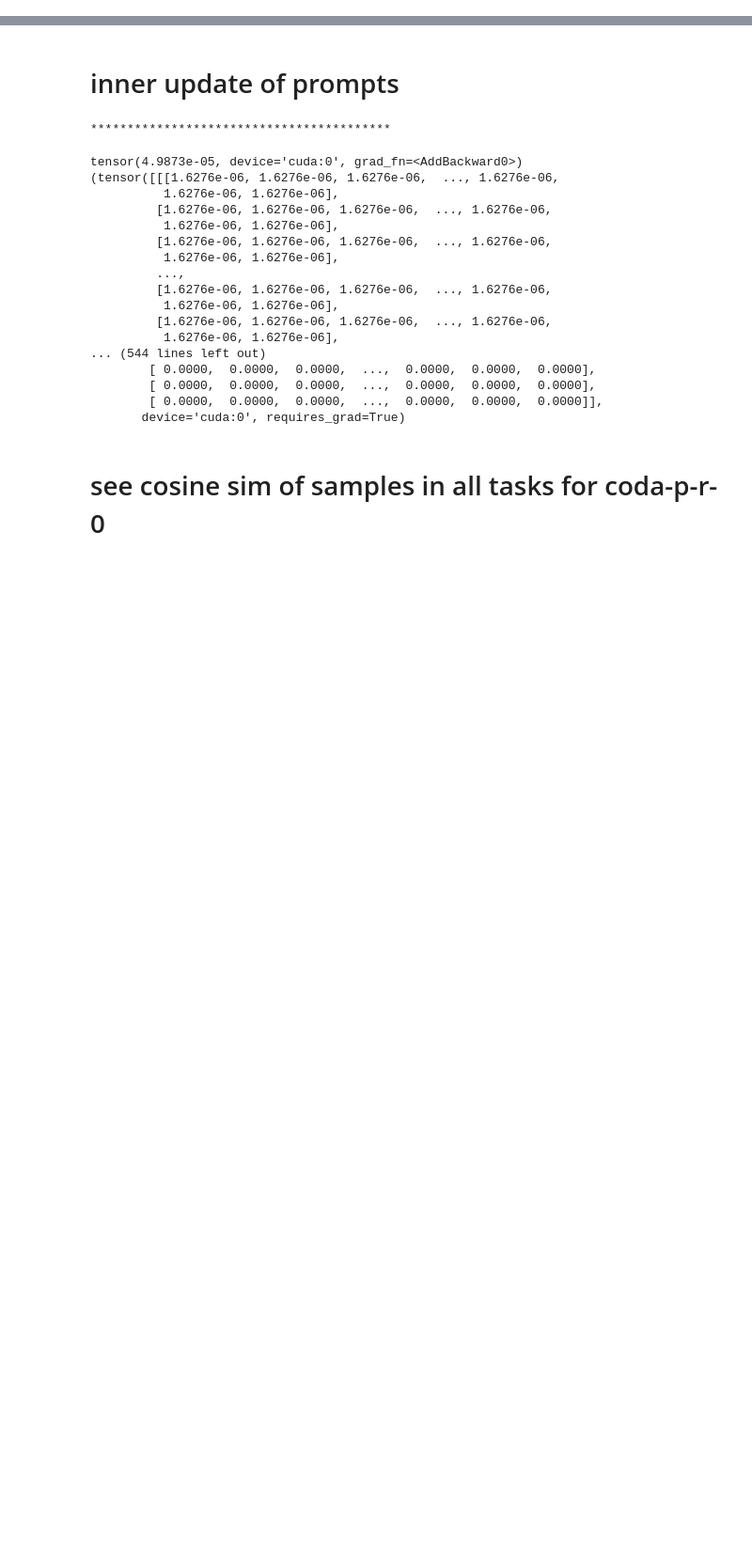
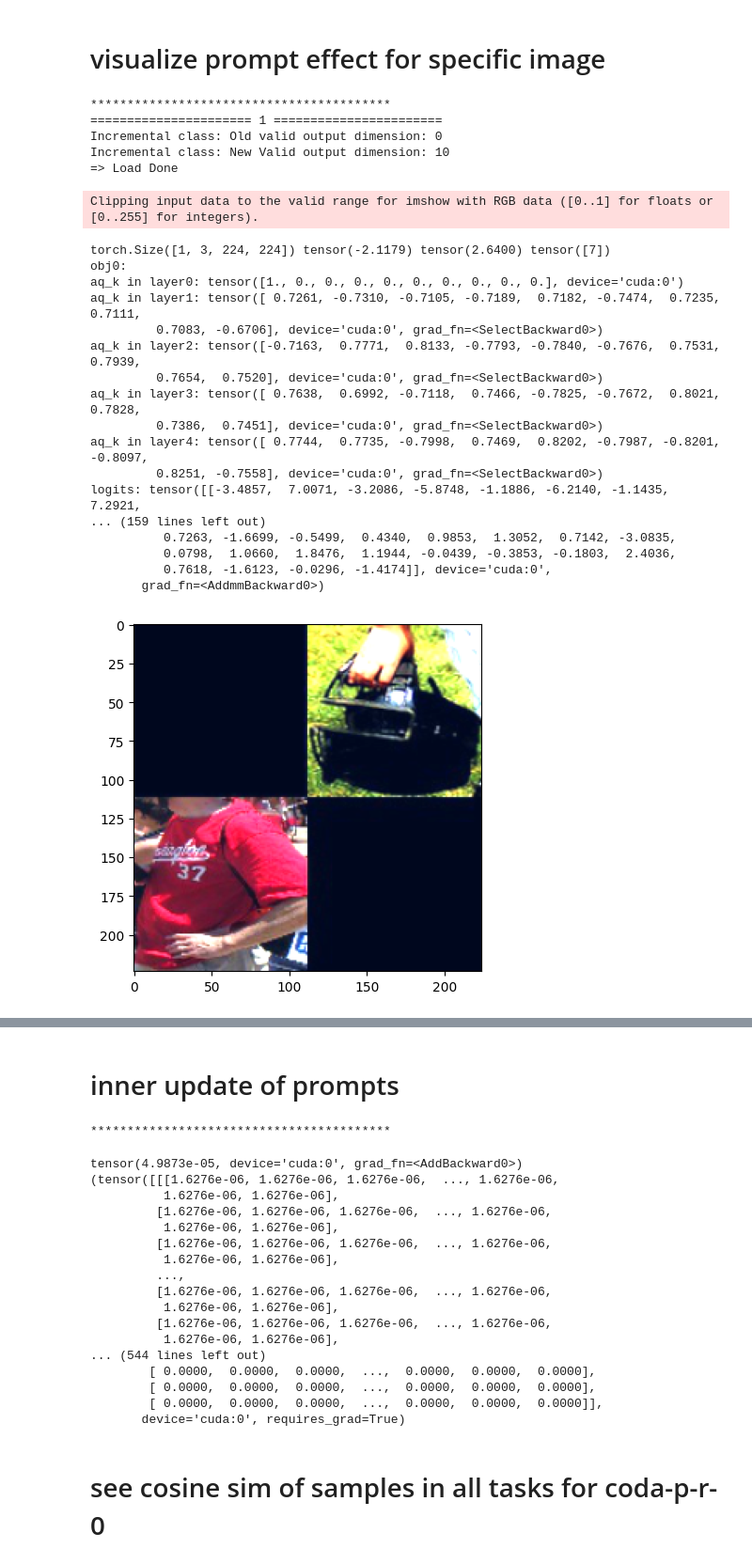
Before and after one commit to liaoweiduo/CODA-Prompt, a Jupyter notebook: debug.ipynb, the cells around one changed output, grey strips where cells are left out. Shown at 94% size. Drawn from its saved outputs; the diff is of its cells as text; code cells hidden in the pictures; blank space fills up the shorter version.

Commit message:
coda-taskidaware

```diff
--- a/debug.ipynb
+++ b/debug.ipynb
@@ -0,0 +1,2 @@
+# %% [markdown]
+# visualize prompt effect for specific image
@@ -0,0 +77,69 @@
+# %%
+trainer = prepare(None, task_id=0)
+
+learner = trainer.learner
+model = learner.model
+prompt = model.prompt
+
+learner.epoch = 0
+
+layer_idx = 0
+
+# mo_matrix = learner.obtain_mo_matrix(hard_l=layer_idx)
+# # print(f'mo_matrix: {mo_matrix}')
+# hv_loss = cal_hv_loss(mo_matrix, ref=None)
+# print(hv_loss)
+# figure = draw_objs(mo_matrix.detach().cpu().numpy()[np.newaxis, :2, :], None)   # only f1-f2
+# figure.savefig(f'{args.log_dir}/temp/mo_task{i}_l{layer_idx}_f1-f2.png', bbox_inches='tight')
+# %% [output]
+*****************************************
+====================== 1 =======================
+Incremental class: Old valid output dimension: 0
+Incremental class: New Valid output dimension: 10
+=> Load Done
+# %%
+np.random.seed(10086)
+samples, labels = learner.aux.sampling(1, sort=True)     # [1, 3, 224, 224]
+
+print(samples.shape, samples.min(), samples.max(), labels)
+
+nsample = np.transpose(samples[0].numpy(), (1,2,0))
+nsample = (nsample - nsample.min()) / nsample.max()
+plt.imshow(nsample)
+
+samples = samples.cuda()
+for obj in [0, 3, 6]:
+    print(f'obj{obj}: ')
+    logits, _ = learner.model(samples, pen=False, train=True,
+                              hard_obj_idx=obj, hard_l=layer_idx, mask_all=False,
+                              debug_mode=True)
+    print(f'logits: {logits}')
+    logits, _ = learner.model(samples, pen=False, train=True,
+                              hard_obj_idx=obj, hard_l=layer_idx, mask_all=True,
+                              debug_mode=True)
+    print(f'logits: {logits}')
+
+logits, _ = learner.model(samples, pen=False, train=True,
+                          hard_obj_idx=None, hard_l=None,
+                          debug_mode=True)
+print(f'coda, logits: {logits}')
+# %% [output]
+Clipping input data to the valid range for imshow with RGB data ([0..1] for floats or [0..255] for integers).
+torch.Size([1, 3, 224, 224]) tensor(-2.1179) tensor(2.6400) tensor([7])
+obj0:
+aq_k in layer0: tensor([1., 0., 0., 0., 0., 0., 0., 0., 0., 0.], device='cuda:0')
+aq_k in layer1: tensor([ 0.7261, -0.7310, -0.7105, -0.7189,  0.7182, -0.7474,  0.7235,  0.7111,
+         0.7083, -0.6706], device='cuda:0', grad_fn=<SelectBackward0>)
+aq_k in layer2: tensor([-0.7163,  0.7771,  0.8133, -0.7793, -0.7840, -0.7676,  0.7531,  0.7939,
+         0.7654,  0.7520], device='cuda:0', grad_fn=<SelectBackward0>)
+aq_k in layer3: tensor([ 0.7638,  0.6992, -0.7118,  0.7466, -0.7825, -0.7672,  0.8021,  0.7828,
+         0.7386,  0.7451], device='cuda:0', grad_fn=<SelectBackward0>)
+aq_k in layer4: tensor([ 0.7744,  0.7735, -0.7998,  0.7469,  0.8202, -0.7987, -0.8201, -0.8097,
+         0.8251, -0.7558], device='cuda:0', grad_fn=<SelectBackward0>)
+logits: tensor([[-3.4857,  7.0071, -3.2086, -5.8748, -1.1886, -6.2140, -1.1435,  7.2921,
+... (159 lines left out)
+          0.7263, -1.6699, -0.5499,  0.4340,  0.9853,  1.3052,  0.7142, -3.0835,
+          0.0798,  1.0660,  1.8476,  1.1944, -0.0439, -0.3853, -0.1803,  2.4036,
+          0.7618, -1.6123, -0.0296, -1.4174]], device='cuda:0',
+       grad_fn=<AddmmBackward0>)
+[figure, added]
```
Also changed, not shown: parts of 2 cells of this notebook, 5 other files.
